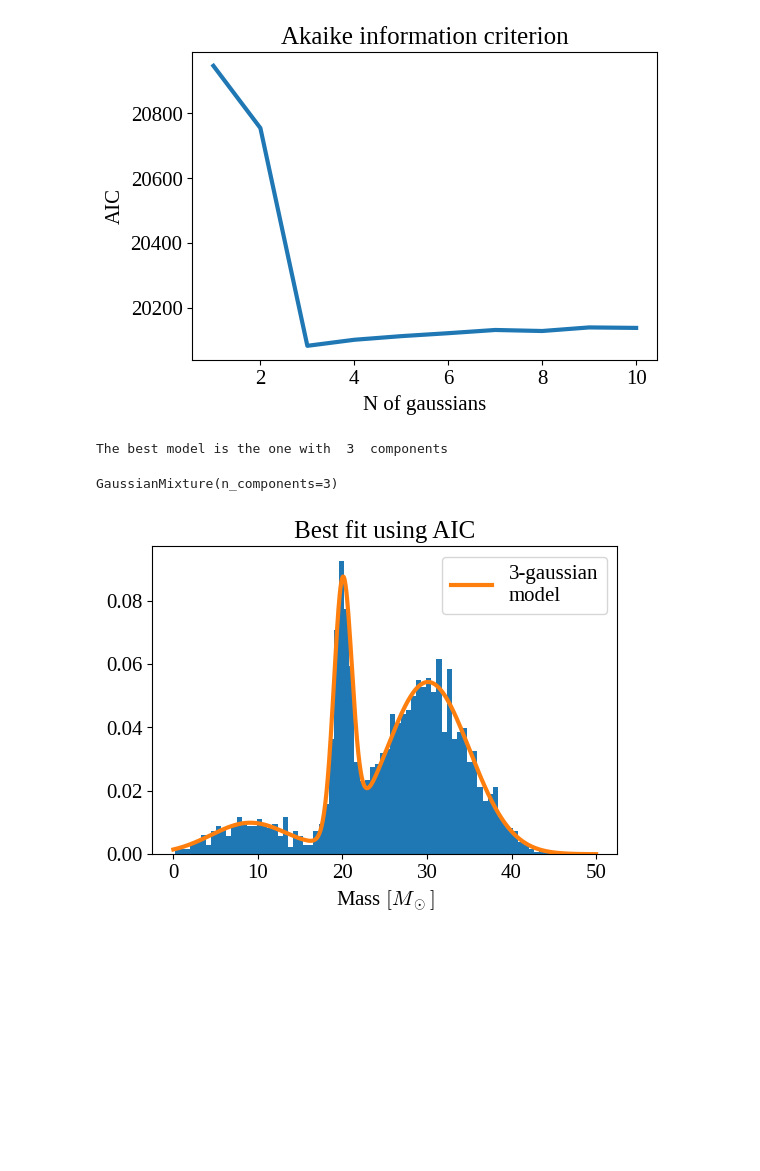
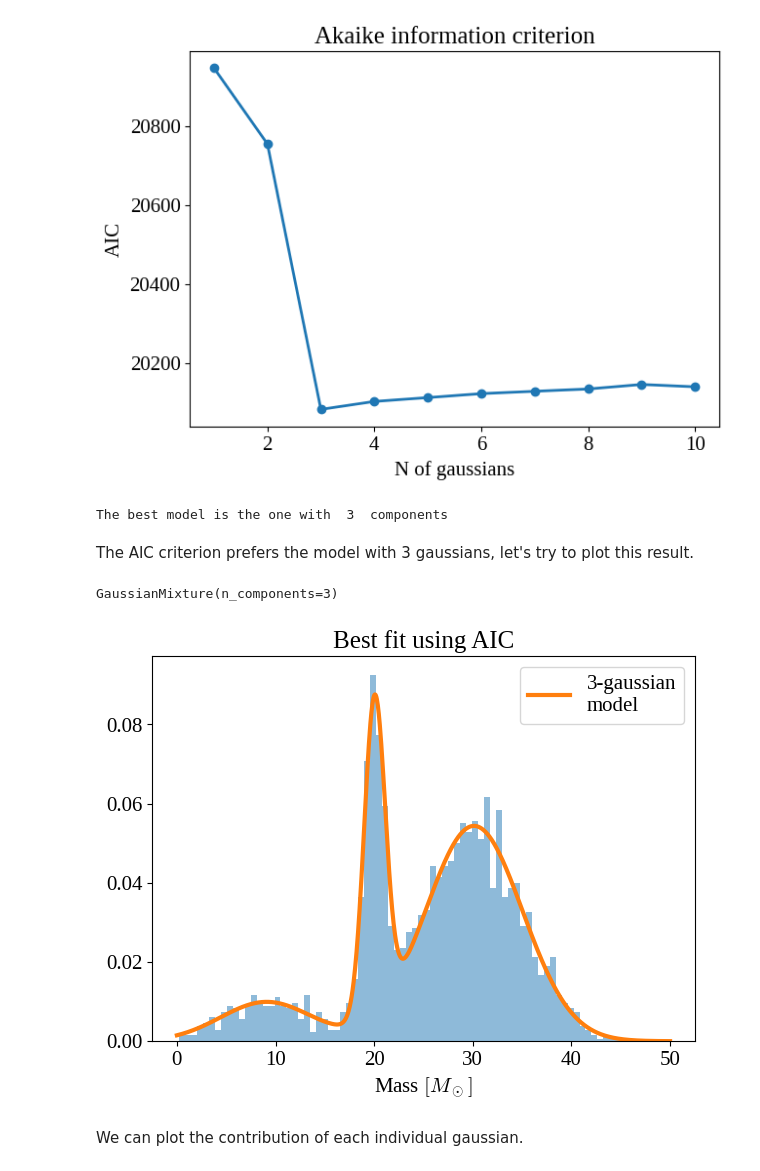
Before and after one commit to Alexpedro130/astrostatistics_bicocca_2023, a Jupyter notebook: working/L06_BBH_formation.ipynb, the cells around one changed output. Saved outputs shown, nothing was run; the diff lists cells and outputs as text; code cells hidden in the pictures; blank space fills up the shorter version.

Commit message:
edit BBH formation

```diff
--- a/working/L06_BBH_formation.ipynb
+++ b/working/L06_BBH_formation.ipynb
@@ -7,13 +19,15 @@ import sklearn
 from sklearn.mixture import GaussianMixture
 from sklearn.model_selection import GridSearchCV
 
+from sklearn.cluster import MeanShift, estimate_bandwidth
+
 plt.rcParams['font.family'] = 'serif'
 plt.rcParams['mathtext.fontset'] = 'cm'
 plt.rcParams['font.serif'] = ['Liberation Serif'] + plt.rcParams['font.serif']
 plt.rcParams['font.size']=15
-plt.rcParams['figure.figsize']=[6,4]
+plt.rcParams['figure.figsize']=[7,5]
 # %%
-data=np.load('formationchannels.csv')
+data=np.load('formationchannels.npy')
 
 #let's have a look at the data
 N_bin=80
@@ -26,34 +61,34 @@ plt.show()
 # %%
-#use now Gaussian Mixture
 components=np.linspace(1,10,10, dtype=int)
 
 gm = np.array([GaussianMixture(n_components=c).fit(data) for c in components])
 
 #compute the AIC and plot its values as a function of the number of the gaussian
 AIC=np.empty(len(components))
 for i in range(len(components)):
     AIC[i] = gm[i].aic(data)
 
-plt.plot(components, AIC, lw=3)
+plt.plot(components, AIC, lw=2)
+plt.scatter(components, AIC)
 plt.ylabel('AIC')
 plt.xlabel('N of gaussians')
 plt.title('Akaike information criterion')
 plt.show()
 
 min_i=np.argmin(AIC)
 best_model=components[min_i]
 
 print("The best model is the one with ", best_model, " components")
 # %% [output]
-[figure, old version]
+[figure, new version]
 The best model is the one with  3  components
+# %% [markdown]
+The AIC criterion prefers the model with 3 gaussians, let's try to plot this result.
 # %%
-#plot now the fit, to visually verify its correctness
-
 best_model=gm[min_i]
 print(best_model)
 
-plt.hist(data[data>0], density=True, bins=N_bin)
+plt.hist(data[data>0], density=True, bins=N_bin, alpha=0.5)
 x=np.linspace(0,50,1000)
 
 plt.plot(x, np.exp(best_model.score_samples(x[:, np.newaxis])), lw=3, label='3-gaussian\nmodel')
@@ -63,7 +98,9 @@ plt.legend()
 plt.show()
 # %% [output]
 GaussianMixture(n_components=3)
-[figure, old version]
+[figure, new version]
+# %% [markdown]
+We can plot the contribution of each individual gaussian.
 # %%
 #plot the contribution of each gaussian distribution
 
```
Also changed, not shown: parts of 11 cells of this notebook.
